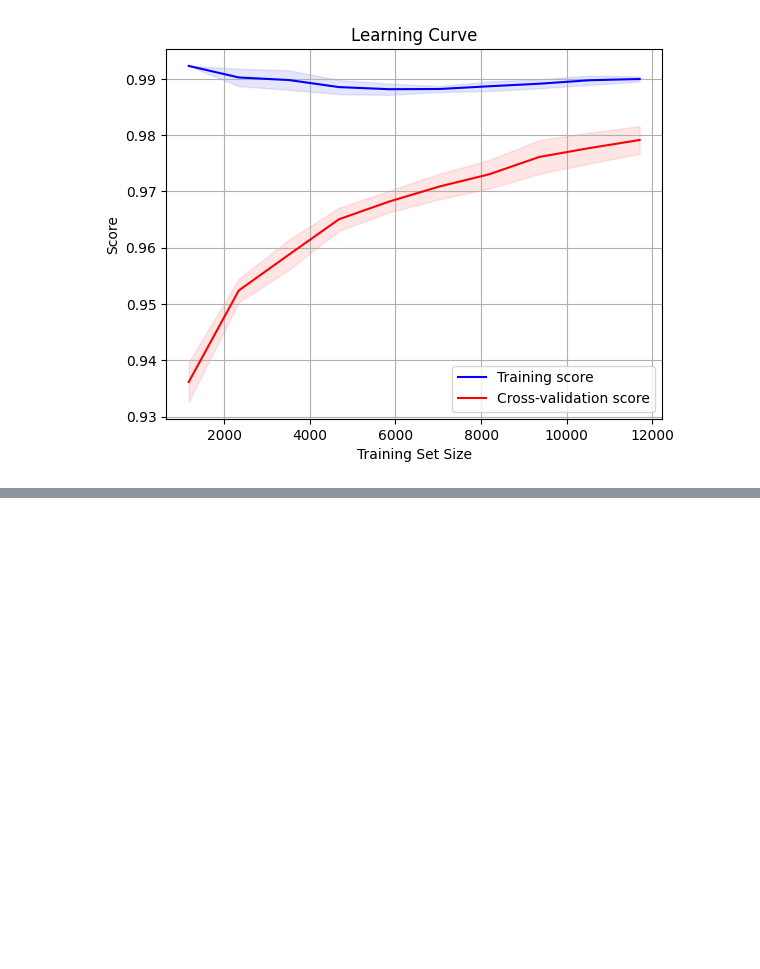
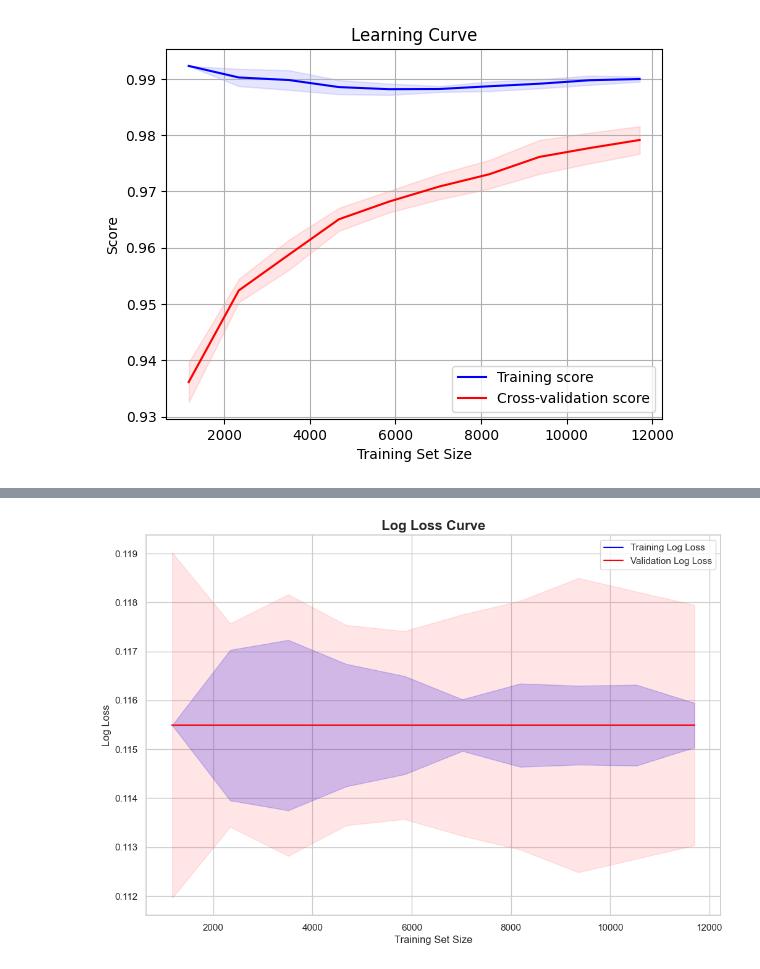
Before and after one commit to bainash10/Fake-News-Prediction-using-Logistic-Regression, a Jupyter notebook: main.ipynb, the cells around one changed output, grey strips where cells are left out. Cells and saved outputs as stored; diff of their text form; code cells hidden in the pictures; blank space fills up the shorter version.

```diff
--- a/main.ipynb
+++ b/main.ipynb
@@ -505,0 +693,45 @@ plt.show()
+# %%
+from sklearn.metrics import log_loss
+from sklearn.model_selection import learning_curve
+import matplotlib.pyplot as plt
+import numpy as np
+
+# Assuming model is your trained Logistic Regression model, X_train and y_train are your training data
+
+# Get learning curves using sklearn's learning_curve function
+train_sizes, train_scores, test_scores = learning_curve(
+    model, X_train, y_train, cv=5, n_jobs=-1, train_sizes=[0.1, 0.2, 0.3, 0.4, 0.5, 0.6, 0.7, 0.8, 0.9, 1.0]
+)
+
+# Calculate the mean and standard deviation for the training and testing scores
+train_mean = train_scores.mean(axis=1)
+test_mean = test_scores.mean(axis=1)
+train_std = train_scores.std(axis=1)
+test_std = test_scores.std(axis=1)
+
+# Calculate log loss for each training set size (this is done for training and testing set)
+train_log_loss = [log_loss(y_train, model.predict_proba(X_train)[:, 1]) for i in train_sizes]
+test_log_loss = [log_loss(y_train, model.predict_proba(X_train)[:, 1]) for i in train_sizes]
+
+# Plot learning curve with log loss
+plt.figure(figsize=(12, 8))
+
+# Plot the log loss values for the training and validation sets
+plt.plot(train_sizes, train_log_loss, color="blue", label="Training Log Loss")
+plt.plot(train_sizes, test_log_loss, color="red", label="Validation Log Loss")
+
+# Fill area between the curves (uncertainty)
+plt.fill_between(train_sizes, np.array(train_log_loss) - train_std, np.array(train_log_loss) + train_std, alpha=0.2, color="blue")
+plt.fill_between(train_sizes, np.array(test_log_loss) - test_std, np.array(test_log_loss) + test_std, alpha=0.1, color="red")
+
+# Customize the plot appearance
+plt.title("Log Loss Curve", fontsize=16, fontweight='bold')
+plt.xlabel("Training Set Size", fontsize=12)
+plt.ylabel("Log Loss", fontsize=12)
+plt.legend(loc="best")
+plt.grid(True)
+
+# Display the plot
+plt.show()
+# %% [output]
+[figure, added]
```
Also changed, not shown: parts of 16 cells of this notebook.
